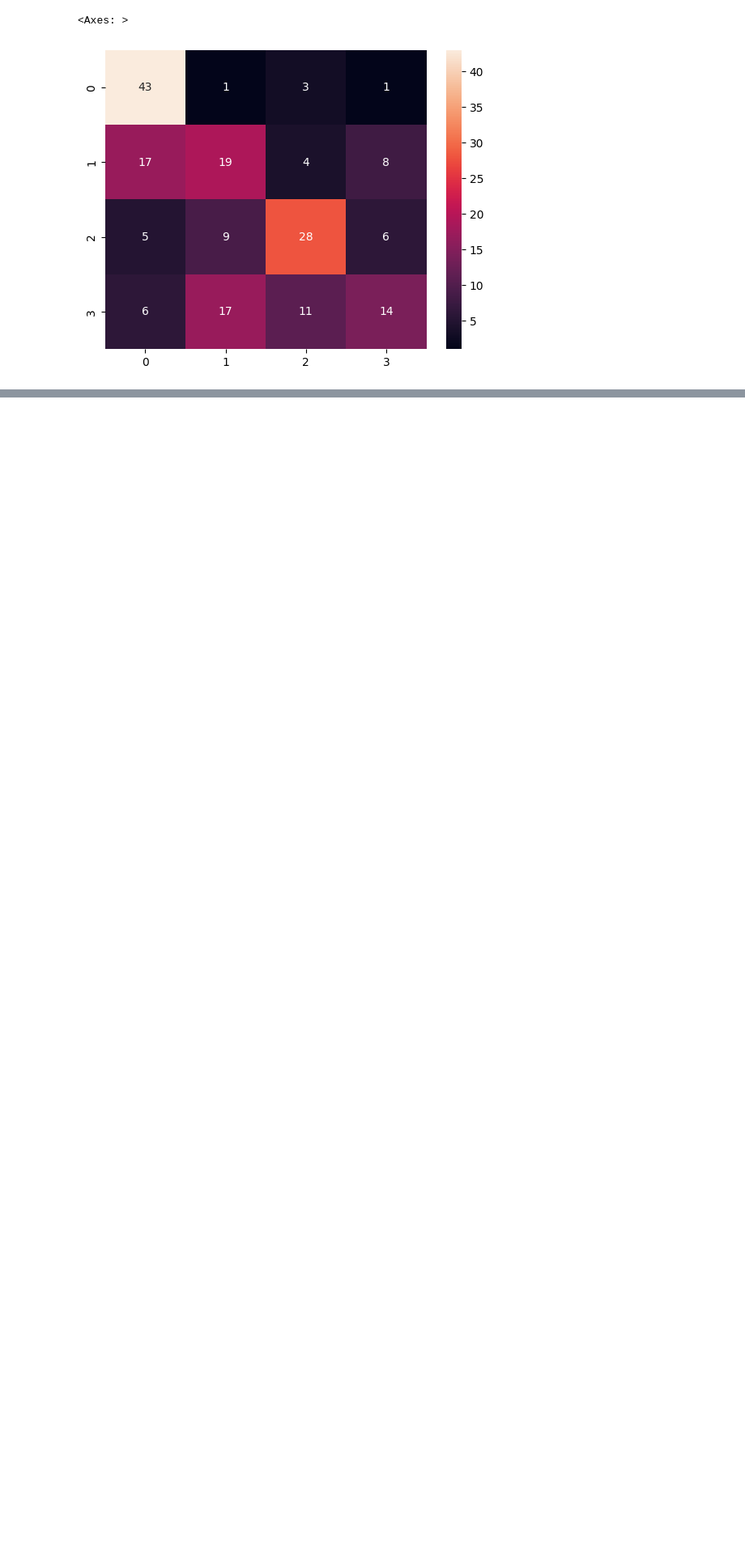
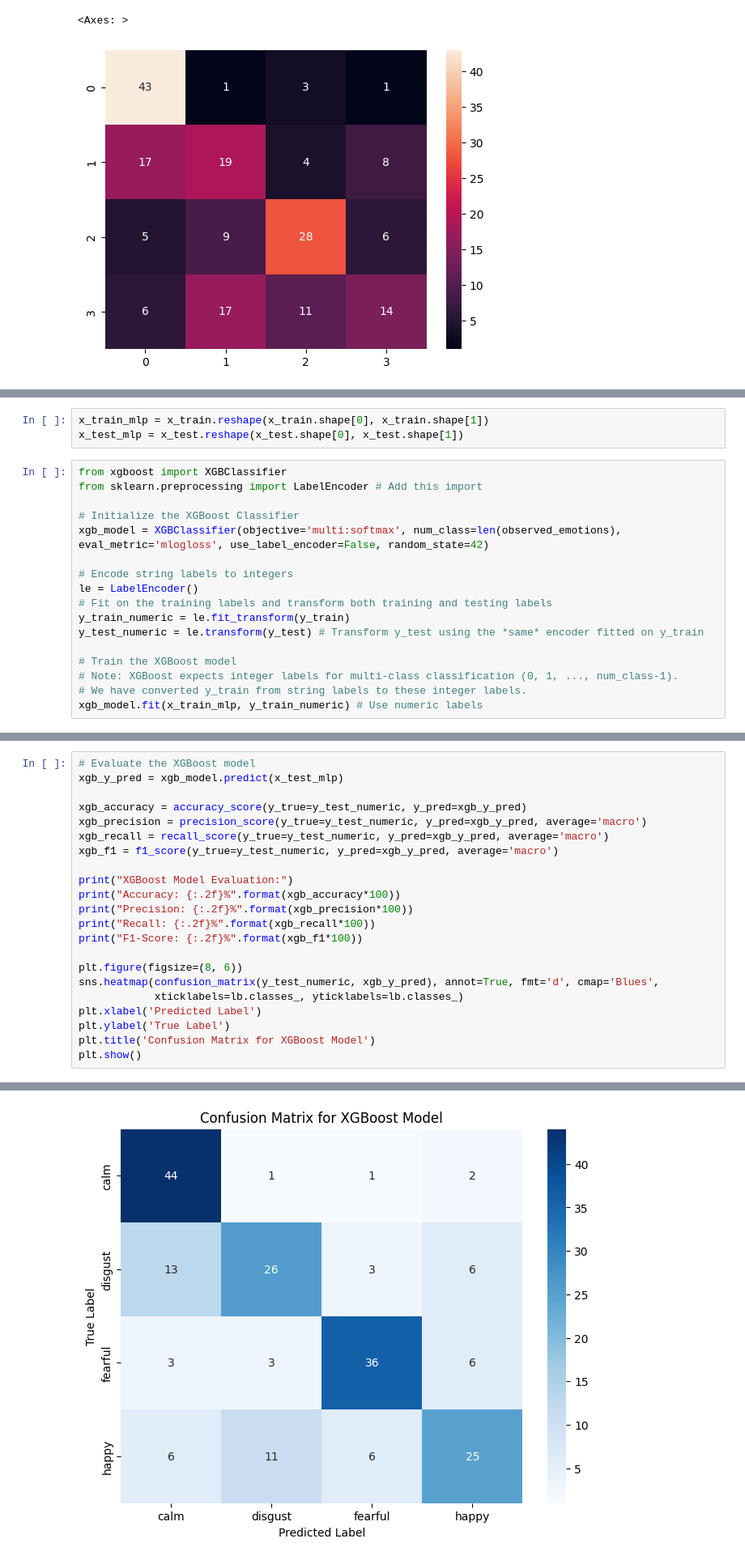
Before and after one commit to yo-danny/speech-emotion-recognition, a Jupyter notebook: speech_emotion_recognition_CNN.ipynb, the cells around one changed output, grey strips where cells are left out. Shown at 81% size. Saved outputs shown, nothing was run; the diff lists cells and outputs as text; blank space fills up the shorter version.

Commit message:
testing xgboost

```diff
--- a/speech_emotion_recognition_CNN.ipynb
+++ b/speech_emotion_recognition_CNN.ipynb
@@ -206,0 +214,20 @@ F1-Score: 52.16%
+# %%
+x_train_mlp = x_train.reshape(x_train.shape[0], x_train.shape[1])
+x_test_mlp = x_test.reshape(x_test.shape[0], x_test.shape[1])
+# %%
+from xgboost import XGBClassifier
+from sklearn.preprocessing import LabelEncoder # Add this import
+
+# Initialize the XGBoost Classifier
+xgb_model = XGBClassifier(objective='multi:softmax', num_class=len(observed_emotions), eval_metric='mlogloss', use_label_encoder=False, random_state=42)
+
+# Encode string labels to integers
+le = LabelEncoder()
+# Fit on the training labels and transform both training and testing labels
+y_train_numeric = le.fit_transform(y_train)
+y_test_numeric = le.transform(y_test) # Transform y_test using the *same* encoder fitted on y_train
+
+# Train the XGBoost model
+# Note: XGBoost expects integer labels for multi-class classification (0, 1, ..., num_class-1).
+# We have converted y_train from string labels to these integer labels.
+xgb_model.fit(x_train_mlp, y_train_numeric) # Use numeric labels
@@ -206,0 +249,23 @@ F1-Score: 52.16%
+# %%
+# Evaluate the XGBoost model
+xgb_y_pred = xgb_model.predict(x_test_mlp)
+
+xgb_accuracy = accuracy_score(y_true=y_test_numeric, y_pred=xgb_y_pred)
+xgb_precision = precision_score(y_true=y_test_numeric, y_pred=xgb_y_pred, average='macro')
+xgb_recall = recall_score(y_true=y_test_numeric, y_pred=xgb_y_pred, average='macro')
+xgb_f1 = f1_score(y_true=y_test_numeric, y_pred=xgb_y_pred, average='macro')
+
+print("XGBoost Model Evaluation:")
+print("Accuracy: {:.2f}%".format(xgb_accuracy*100))
+print("Precision: {:.2f}%".format(xgb_precision*100))
+print("Recall: {:.2f}%".format(xgb_recall*100))
+print("F1-Score: {:.2f}%".format(xgb_f1*100))
+
+plt.figure(figsize=(8, 6))
+sns.heatmap(confusion_matrix(y_test_numeric, xgb_y_pred), annot=True, fmt='d', cmap='Blues',
+            xticklabels=lb.classes_, yticklabels=lb.classes_)
+plt.xlabel('Predicted Label')
+plt.ylabel('True Label')
+plt.title('Confusion Matrix for XGBoost Model')
+plt.show()
+# %% [output]
@@ -206,0 +277 @@ F1-Score: 52.16%
+[figure, added]
```
Also changed, not shown: parts of 8 cells of this notebook.
